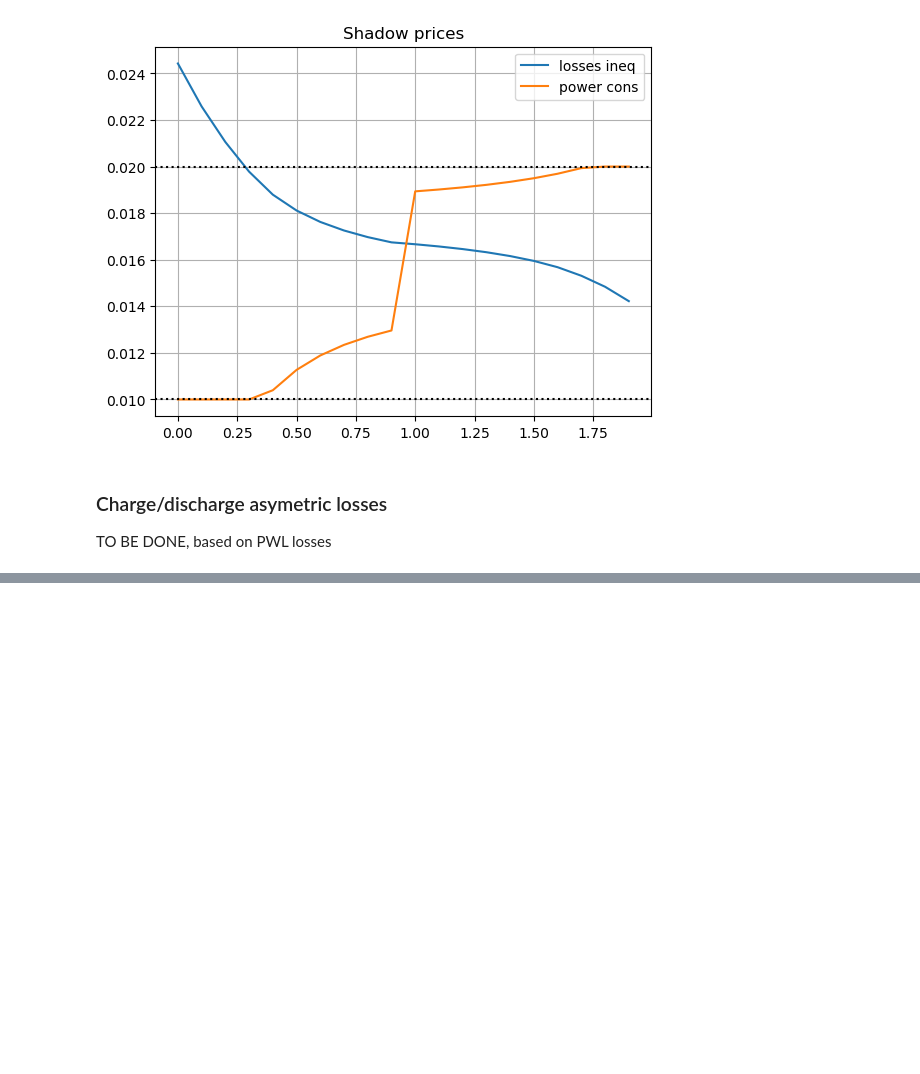
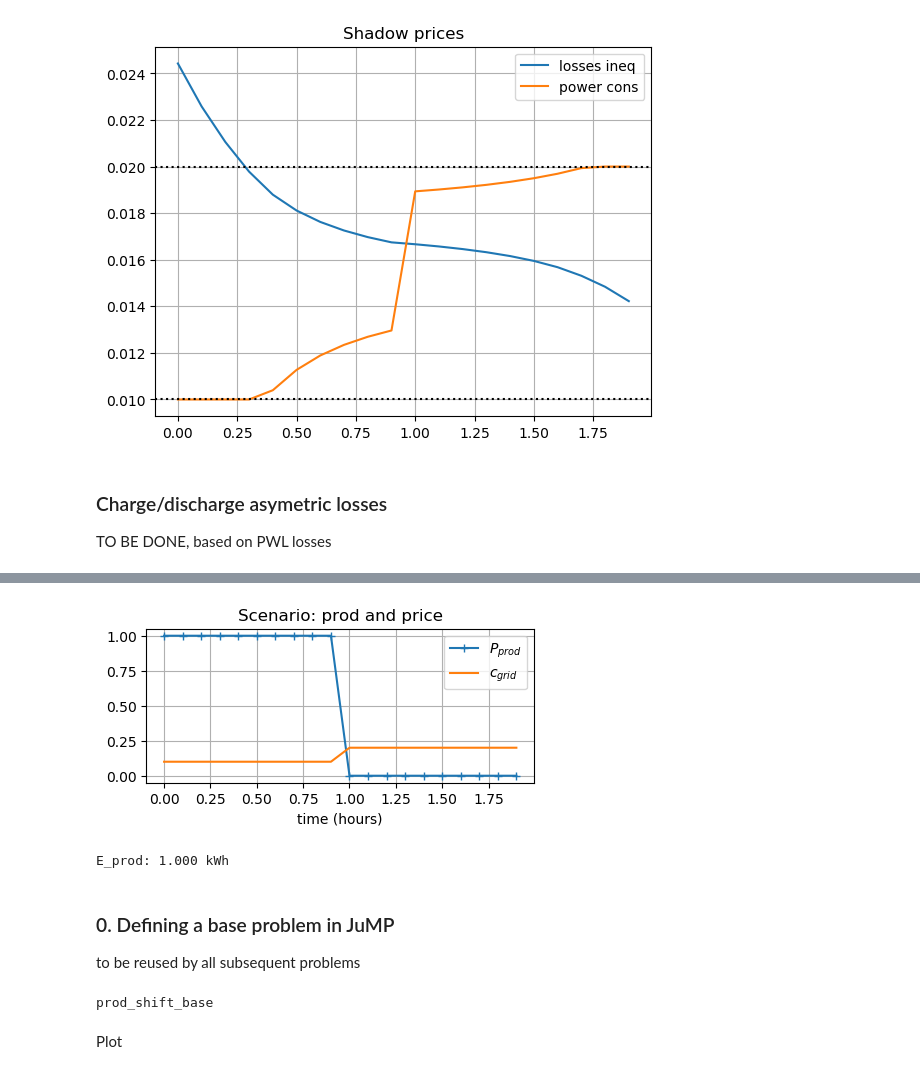
Before and after one commit to pierre-haessig/convex-storage-loss, a Jupyter notebook: Energy_management_Convex_losses.ipynb, the cells around one changed output, grey strips where cells are left out. Saved outputs shown, nothing was run; the diff lists cells and outputs as text; code cells hidden in the pictures; blank space fills up the shorter version.

Commit message:
New energy management example: prod shifting
(very similar to load shifting,
but closer to the relaxation failure example)

```diff
--- a/Energy_management_Convex_losses.ipynb
+++ b/Energy_management_Convex_losses.ipynb
@@ -505,0 +533,80 @@ TO BE DONE, based on PWL losses
+# %%
+# Time vector: 2 hours, 0.1 h time step
+n = 2*10
+dt = 0.1
+t = (0:n-1)*dt;
+
+E_rated = 1.0 # kWh
+P_grid_max = 1.5 # kW
+P_prod = [ones(n÷2)
+          zeros(n÷2)]
+c_grid = [ones(n÷2)*0.1
+          ones(n÷2)*0.2] # €/kWh
+
+figure(figsize=(5,2.))
+plot(t, P_prod, "+-", label="\$P_{prod}\$")
+plot(t, c_grid, label="\$c_{grid}\$")
+xlabel("time (hours)")
+title("Scenario: prod and price")
+legend()
+grid(true)
+
+@printf("E_prod: %.3f kWh", sum(P_prod*dt))
+# %% [output]
+[figure, added]
+E_prod: 1.000 kWh
+# %% [markdown]
+### 0. Defining a base problem in JuMP
+
+to be reused by all subsequent problems
+# %%
+"""
+    prod_shift_base(optimizer)
+
+Create a base JuMP pour the production shifting optimization problem.
+P_loss variable needs to be constrained.
+
+`optimizer` should be an optimized factory passed to `JuMP.Model`.
+
+If `slit_Pb` is true, then two extra variables are introduced:
+`Pb_pos` and `Pb_neg`, the positive and negative parts of the
+storage power `Pb`. That is Pb == Pb_pos - Pb_neg.
+"""
+function prod_shift_base(optimizer; split_Pb=false)
+    m = Model(optimizer)
+    # silence solver output
+    set_silent(m)
+
+    # Variables:
+    @variable(m, 0. <= Eb[1:n+1] <= E_rated) # storage energy
+    @variable(m, Pb[1:n]) # storage power
+    @variable(m, P_losses[1:n]) # storage losses
+    @variable(m, 0. <= P_grid[1:n] <= P_grid_max) # grid power
+    @variable(m, C_grid) # Total grid cost
+
+    # Power flow
+    @constraint(m, Pcons[k = 1:n],
+                P_grid[k] == P_prod[k] - Pb[k])
+    # Storage dynamics
+    @constraint(m, Edyn[k = 1:n],
+                Eb[k+1] == Eb[k] + (Pb[k] - P_losses[k])*dt)
+    # Initial energy: empty
+    @constraint(m, Eb_ini, Eb[1] == 0.)
+    # Total grid cost
+    @constraint(m, C_grid == sum(P_grid .* c_grid)*dt)
+
+    if split_Pb
+        @variable(m, Pb_pos[1:n] >= 0.) # storage power positive part
+        @variable(m, Pb_neg[1:n] >= 0.) # storage power negative part
+
+        @constraint(m, Pb .== Pb_pos - Pb_neg)
+    end
+
+    @objective(m, Max, C_grid)
+
+    return m
+end
+# %% [output]
+prod_shift_base
+# %% [markdown]
+Plot
```
Also changed, not shown: parts of 47 cells of this notebook, 1 other file.
